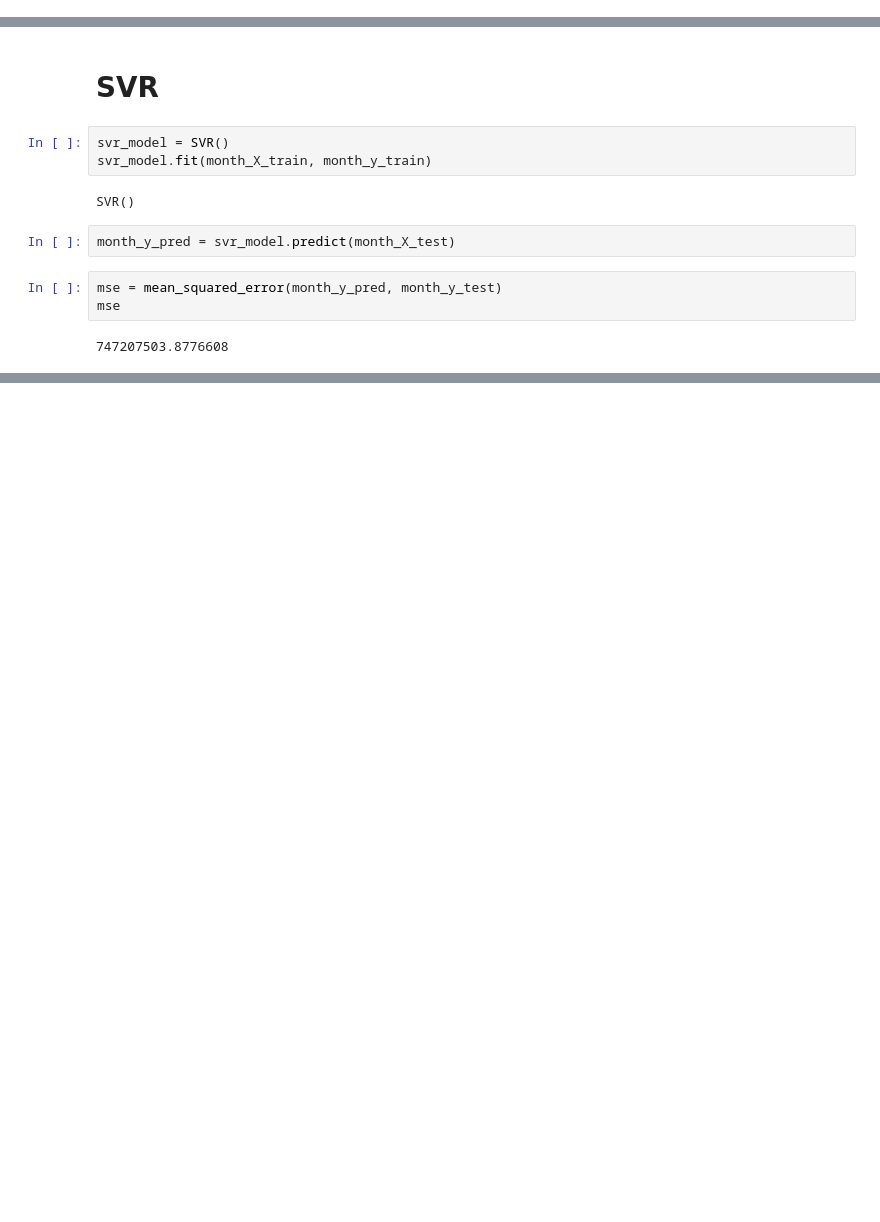
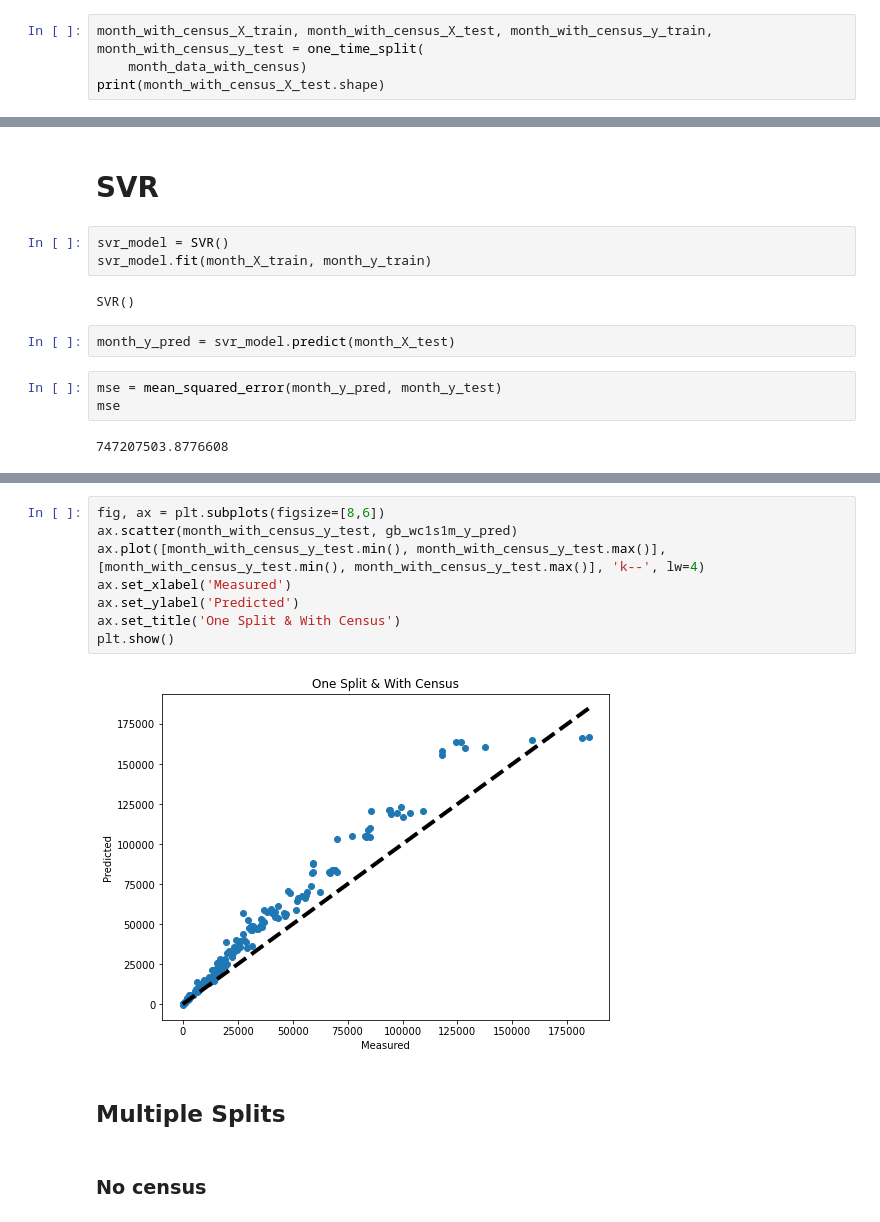
Before and after one commit to kaushiktandon/COVID-19-LA-Neighborhood-Case-Prediction, a Jupyter notebook: code/model_training.ipynb, the cells around one changed output, grey strips where cells are left out. Saved outputs shown, nothing was run; the diff lists cells and outputs as text; blank space fills up the shorter version.

```diff
--- a/code/model_training.ipynb
+++ b/code/model_training.ipynb
@@ -34,0 +94,4 @@ month_X_train, month_X_test, month_y_train, month_y_test = train_test_split(
+# %%
+month_with_census_X_train, month_with_census_X_test, month_with_census_y_train, month_with_census_y_test = one_time_split(
+    month_data_with_census)
+print(month_with_census_X_test.shape)
@@ -61,0 +220,14 @@ mse
+# %%
+fig, ax = plt.subplots(figsize=[8,6])
+ax.scatter(month_with_census_y_test, gb_wc1s1m_y_pred)
+ax.plot([month_with_census_y_test.min(), month_with_census_y_test.max()], [month_with_census_y_test.min(), month_with_census_y_test.max()], 'k--', lw=4)
+ax.set_xlabel('Measured')
+ax.set_ylabel('Predicted')
+ax.set_title('One Split & With Census')
+plt.show()
+# %% [output]
+[figure, added]
+# %% [markdown]
+## Multiple Splits
+# %% [markdown]
+### No census
```
Also changed, not shown: parts of 34 cells of this notebook, 12 other files.
